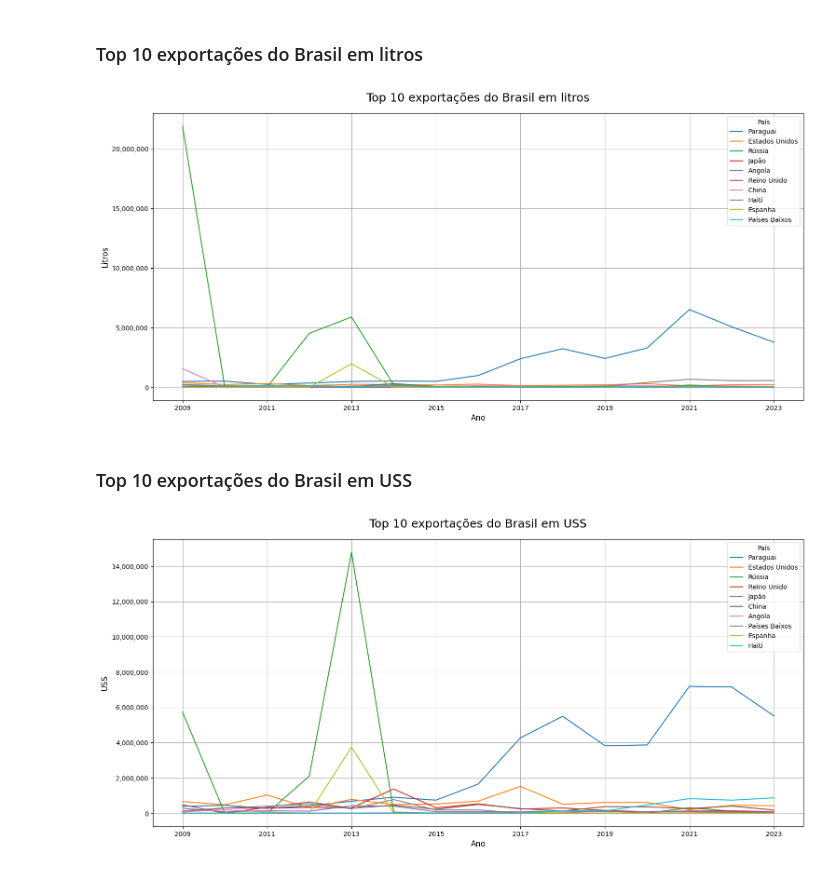
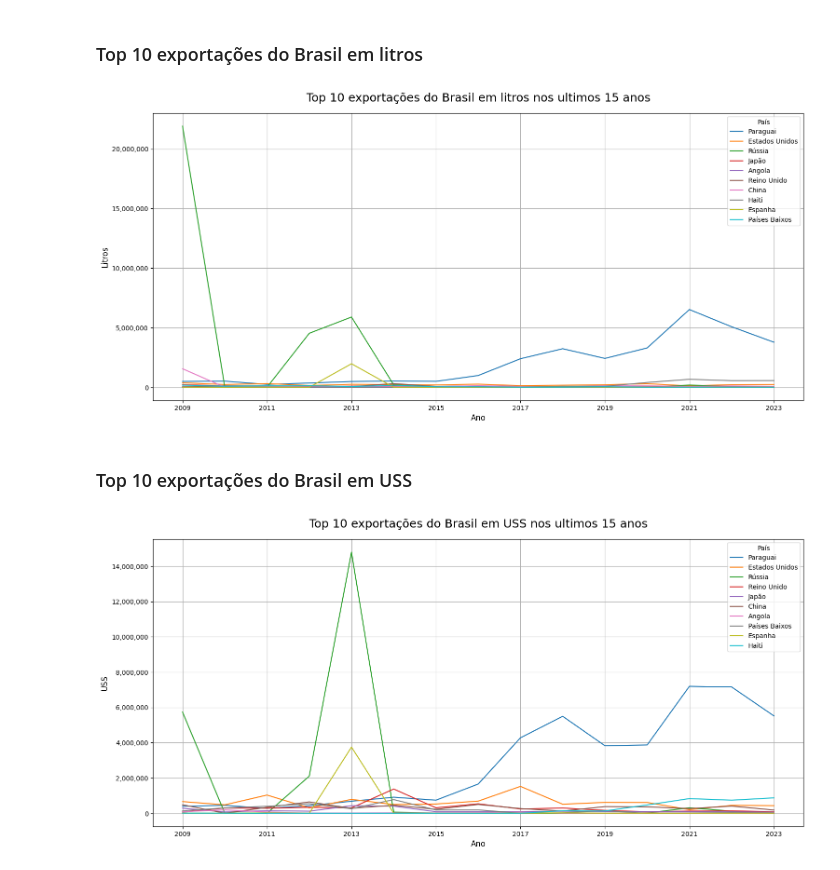
Before and after one commit to felipefreitasffs/wineAnalysis, a Jupyter notebook: src/wine.ipynb, the cells around one changed output. Drawn from its saved outputs; the diff is of its cells as text; code cells hidden in the pictures.

Commit message:
ajuste para dados dos ultimos 15 anos

```diff
--- a/src/wine.ipynb
+++ b/src/wine.ipynb
@@ -20,5 +20,6 @@ expVinho.head()
 expVinhoLitros = pd.concat([expVinho["País"], expVinho[expVinho.iloc[:,0::2].columns]], axis=1)
 expVinhoLitros['Total'] = expVinhoLitros.sum(numeric_only=True, axis=1)
 expVinhoLitros.set_index("País", inplace=True)
+expVinhoLitros = expVinhoLitros.iloc[:,-16:] # ultimos 15 anos
 expVinhoLitros.head()
 # %% [output]
@@ -50,28 +50,28 @@ expVinhoValor.head()
 # %% [markdown]
 ### Top 10 exportações do Brasil em litros
 # %%
-df_plot = expVinhoLitros.iloc[:,-16:].sort_values(by="Total", ascending=False).head(10).iloc[: , :-1].T.iloc[0:] # ultimos 15 anos
+df_plot = expVinhoLitros.sort_values(by="Total", ascending=False).head(10).iloc[: , :-1].T.iloc[0:] # ultimos 15 anos
 
 axis = df_plot.plot(figsize=(18,8))
 axis.yaxis.set_major_formatter(ticker.StrMethodFormatter("{x:,.0f}"))
 axis.set_xlabel('Ano', fontsize=12)
 axis.set_ylabel('Litros', fontsize=12)
-plt.title("Top 10 exportações do Brasil em litros", fontsize=18, pad=18)
+plt.title("Top 10 exportações do Brasil em litros nos ultimos 15 anos", fontsize=18, pad=18)
 axis.grid(True)
 plt.show()
 # %% [output]
-[figure, old version]
+[figure, new version]
 # %% [markdown]
 ### Top 10 exportações do Brasil em USS
 # %%
-df_plot = expVinhoValor.iloc[:,-16:].sort_values(by="Total", ascending=False).head(10).iloc[: , :-1].T.iloc[0:] # ultimos 15 anos
+df_plot = expVinhoValor.sort_values(by="Total", ascending=False).head(10).iloc[: , :-1].T.iloc[0:] # ultimos 15 anos
 
 axis = df_plot.plot(figsize=(18,8))
 axis.yaxis.set_major_formatter(ticker.StrMethodFormatter("{x:,.0f}"))
 axis.set_xlabel('Ano', fontsize=12)
 axis.set_ylabel('USS', fontsize=12)
-plt.title("Top 10 exportações do Brasil em USS", fontsize=18, pad=18)
+plt.title("Top 10 exportações do Brasil em USS nos ultimos 15 anos", fontsize=18, pad=18)
 axis.grid(True)
 plt.show()
 # %% [output]
-[figure, old version]
+[figure, new version]
```
Also changed, not shown: parts of 2 cells of this notebook.
